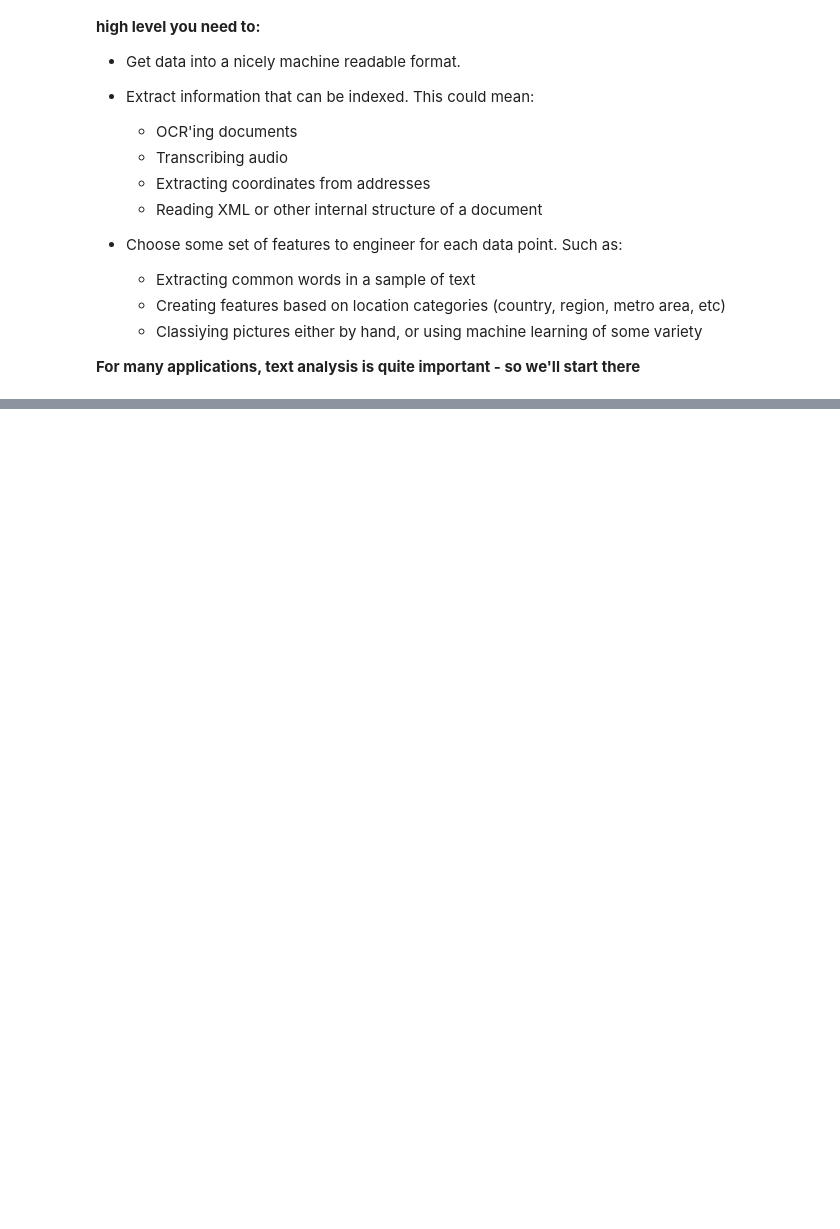
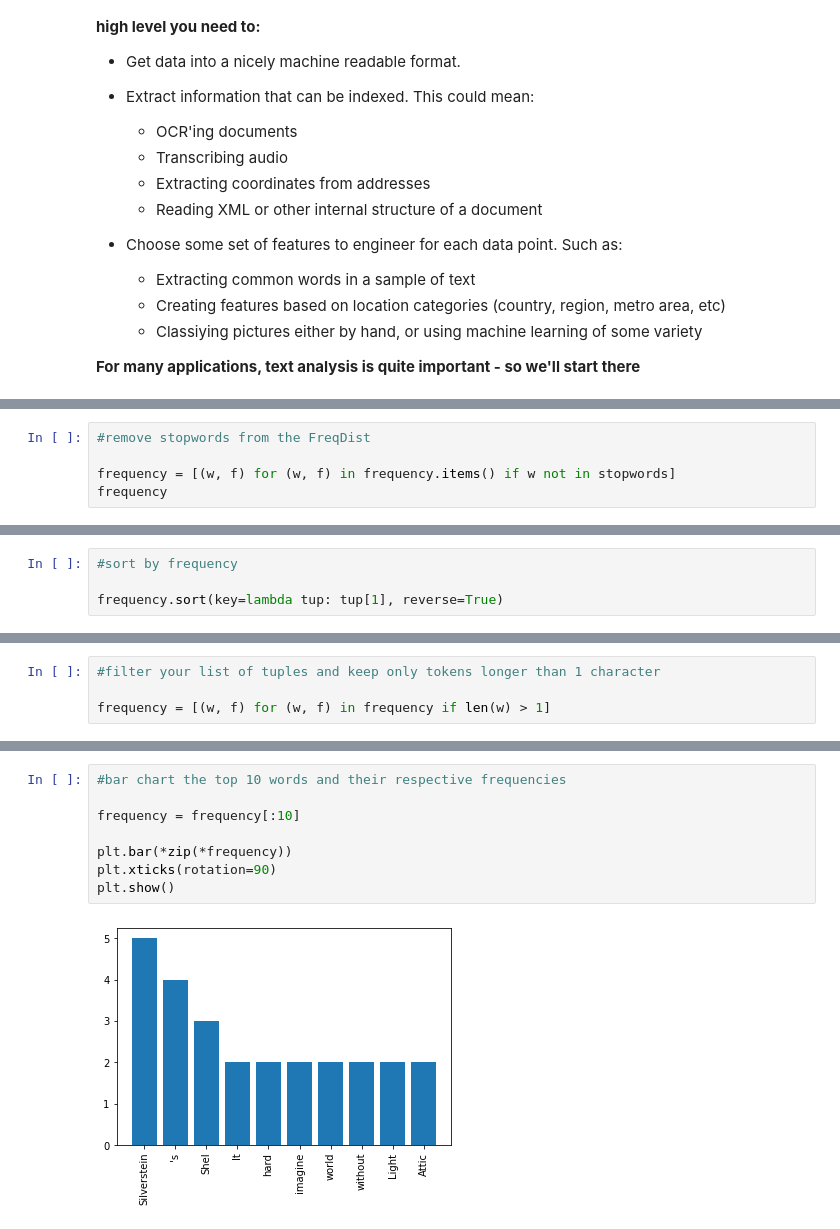
Before and after one commit to ZipCodeCore/DataEngineering.Labs.Libraries, a Jupyter notebook: Unstructured Data - Part 1/Unstructured Data - Part 1.ipynb, the cells around one changed output, grey strips where cells are left out. Saved outputs shown, nothing was run; the diff lists cells and outputs as text; blank space fills up the shorter version.

Commit message:
tokenizing text

```diff
--- a/Unstructured Data - Part 1/Unstructured Data - Part 1.ipynb
+++ b/Unstructured Data - Part 1/Unstructured Data - Part 1.ipynb
@@ -119,0 +228,5 @@ Name: Genre, dtype: int64
+# %%
+#remove stopwords from the FreqDist
+
+frequency = [(w, f) for (w, f) in frequency.items() if w not in stopwords]
+frequency
@@ -119,0 +251,4 @@ Name: Genre, dtype: int64
+# %%
+#sort by frequency
+
+frequency.sort(key=lambda tup: tup[1], reverse=True)
@@ -119,0 +272,4 @@ Name: Genre, dtype: int64
+# %%
+#filter your list of tuples and keep only tokens longer than 1 character
+
+frequency = [(w, f) for (w, f) in frequency if len(w) > 1]
@@ -119,0 +291,10 @@ Name: Genre, dtype: int64
+# %%
+#bar chart the top 10 words and their respective frequencies
+
+frequency = frequency[:10]
+
+plt.bar(*zip(*frequency))
+plt.xticks(rotation=90)
+plt.show()
+# %% [output]
+[figure, added]
```
Also changed, not shown: parts of 24 cells of this notebook.
